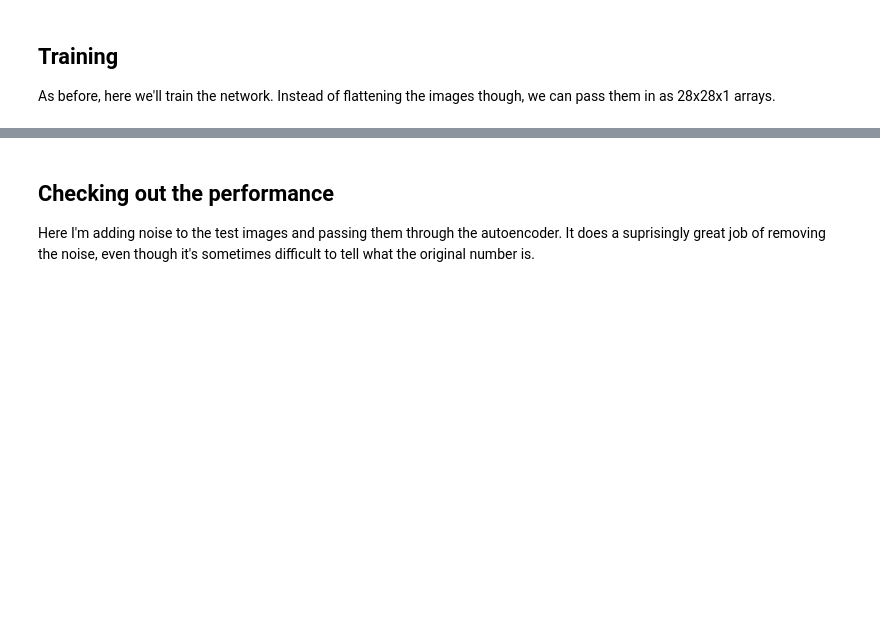
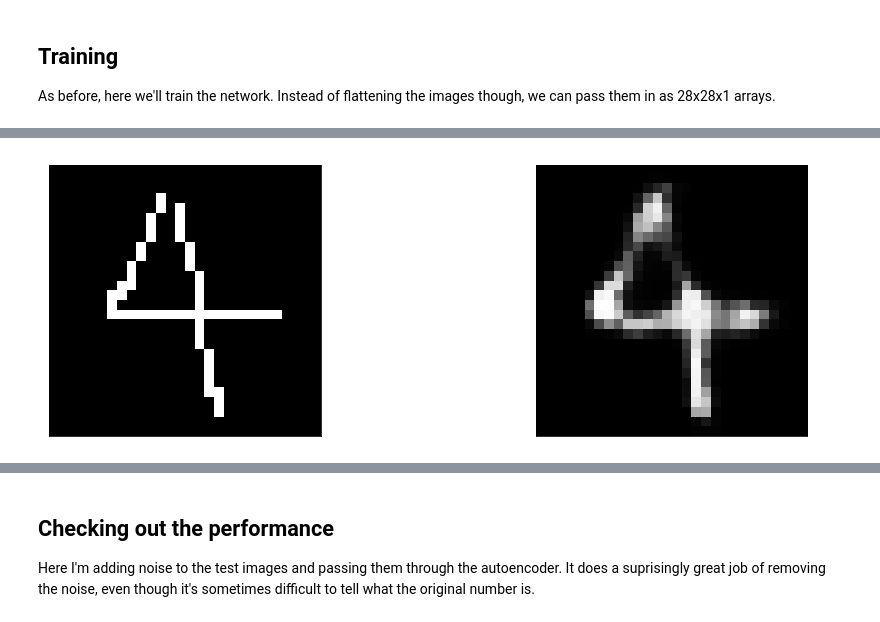
Before and after one commit to tdb-alcorn/deep-learning, a Jupyter notebook: autoencoder/Convolutional_Autoencoder.ipynb, the cells around one changed output, grey strips where cells are left out. Cells and saved outputs as stored; diff of their text form; code cells hidden in the pictures; blank space fills up the shorter version.

```diff
--- a/autoencoder/Convolutional_Autoencoder.ipynb
+++ b/autoencoder/Convolutional_Autoencoder.ipynb
@@ -159,5 +278,24 @@ fig.tight_layout(pad=0.1)
 # %%
 sess.close()
+# %%
+import PIL
+
+def remap(x, low_in, high_in, low_out, high_out):
+    return (x - low_in)/(high_in-low_in)*(high_out-low_out) + low_out
+# %%
+img = PIL.Image.open('./fun/4.png').convert('L')
+img_arr = np.asarray(img, dtype=np.float32).reshape((28, 28, 1))
+img_arr_rm = remap(img_arr, 255, 0, 0, 1)
+reconstructed, compressed = sess.run([decoded, encoded], feed_dict={inputs_: [img_arr_rm]})
+fig, axes = plt.subplots(nrows=1, ncols=2, figsize=(16,5))
+axes[0].imshow(img_arr_rm.reshape((28,28)), cmap='Greys_r')
+axes[0].get_xaxis().set_visible(False)
+axes[0].get_yaxis().set_visible(False)
+axes[1].imshow(reconstructed.reshape((28,28)), cmap='Greys_r')
+axes[1].get_xaxis().set_visible(False)
+axes[1].get_yaxis().set_visible(False)
+# %% [output]
+[figure, added]
 # %% [markdown]
 ## Denoising
 
```
Also changed, not shown: parts of 11 cells of this notebook, 2 other files.
